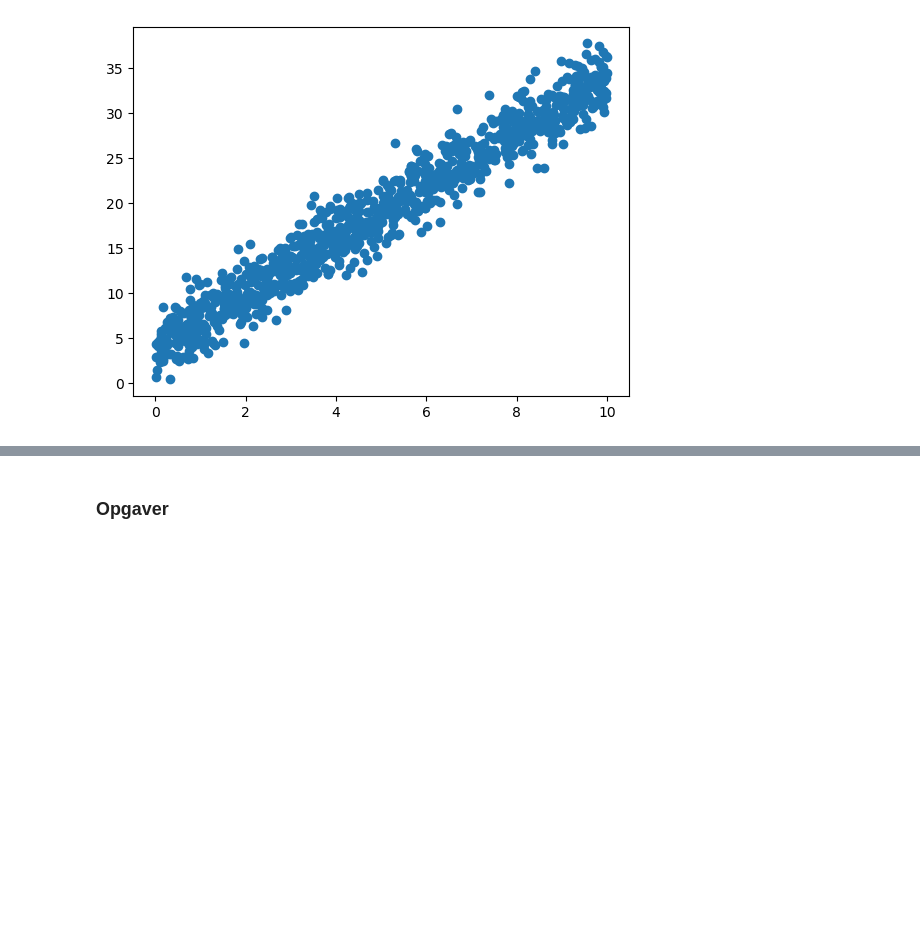
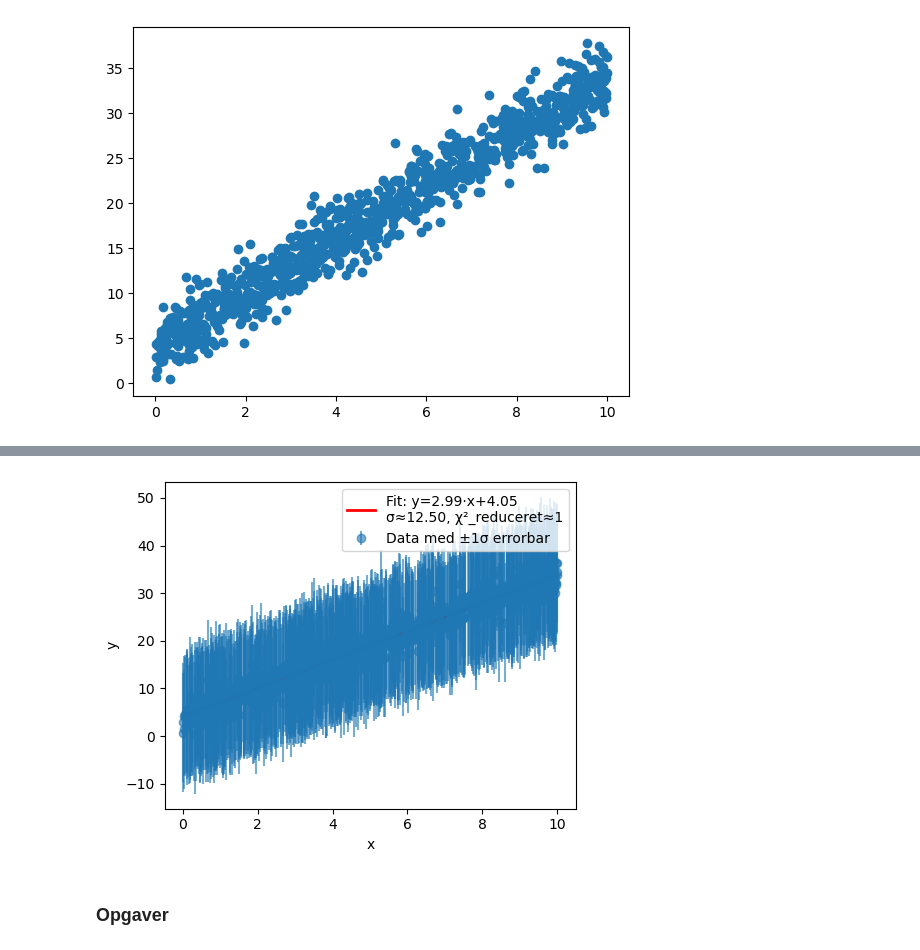
Before and after one commit to UNF-ML-Camp/ML-Camp-2025, a Jupyter notebook: Introduktion til programmering/Udvidet programmering.ipynb, the cells around one changed output, grey strips where cells are left out. Saved outputs shown, nothing was run; the diff lists cells and outputs as text; code cells hidden in the pictures; blank space fills up the shorter version.

```diff
--- a/Introduktion til programmering/Udvidet programmering.ipynb
+++ b/Introduktion til programmering/Udvidet programmering.ipynb
@@ -793,0 +826,11 @@ XXX Se MIMs avanceret data opgaver de er virkelig nice! Overvej opgaver i at bru
+# %%
+residualer = y - y_fit
+chi_kvadrat = np.sum(residualer ** 2)
+frihedsgrader = len(y) - len(par)
+chi_kvadrat_reduceret = chi_kvadrat / frihedsgrader
+sigma_a, sigma_b = np.sqrt(np.diag(cov))
+
+print(f"Hældning (a)  = {a:.6g} ± {sigma_a:.2g}")
+print(f"Skæring  (b)  = {b:.6g} ± {sigma_b:.2g}")
+print(f"χ²            = {chi_kvadrat:.4f}")
+print(f"χ²_reduceret  = {chi_kvadrat_reduceret:.4f}")
@@ -794,3 +846,17 @@ XXX Se MIMs avanceret data opgaver de er virkelig nice! Overvej opgaver i at bru
+# %%
+sigma_estimate  = np.sqrt(np.sum(residualer ** 2) / (len(y) - len(par)))
+
+plt.figure(figsize=(5, 4))
+plt.errorbar(x, y, yerr=sigma_estimate, fmt='o', label="Data med ±1σ errorbar", alpha=0.6)
+x_fit = np.linspace(x.min(), x.max(), 1000)
+plt.plot(x_fit, linfunc(x_fit, *par), 'r-', lw=2, label=f"Fit: y={a:.3g}·x{b:+.3g}\n"f"σ≈{sigma_est:.2f}, χ²_reduceret≈1")
+plt.xlabel("x")
+plt.ylabel("y")
+plt.legend()
+plt.tight_layout()
+plt.show()
+# %% [output]
+[figure, added]
 # %% [markdown]
 ### Opgaver
 # %% [markdown]
```
Also changed, not shown: parts of 22 cells of this notebook, 1 other file.
